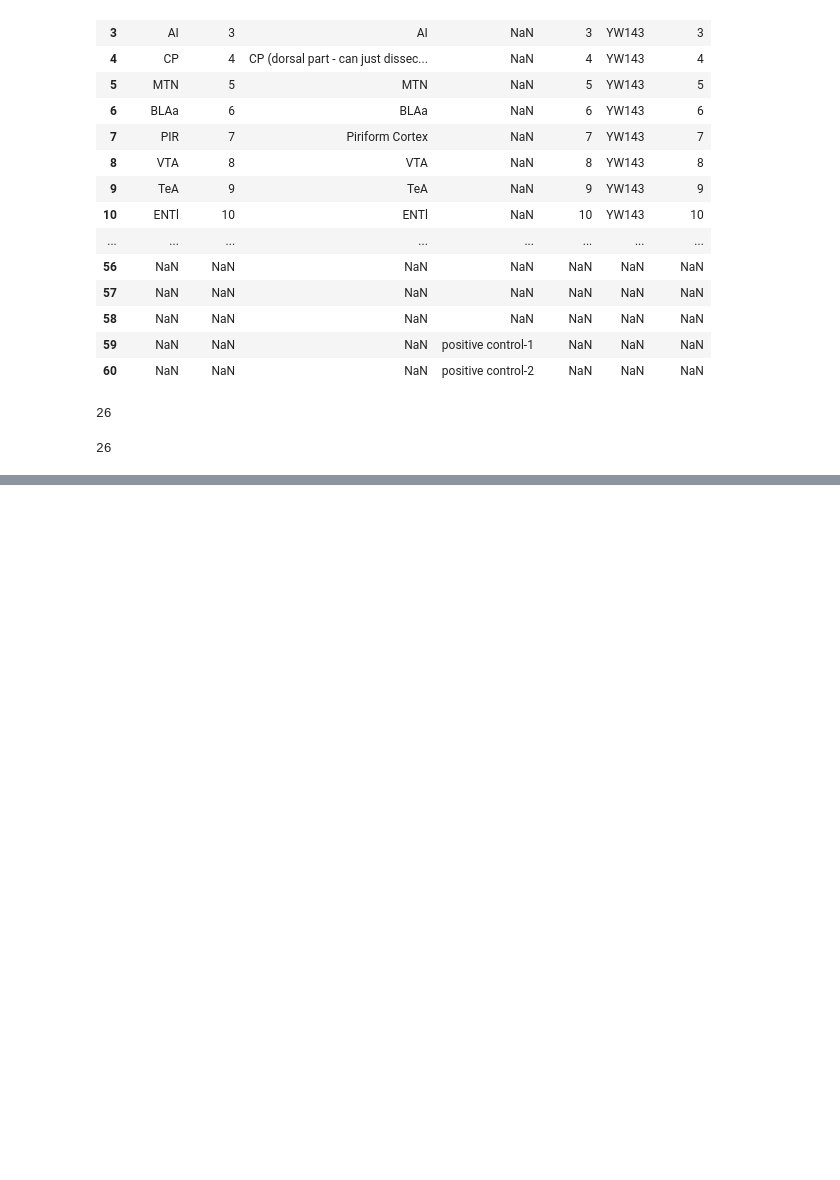
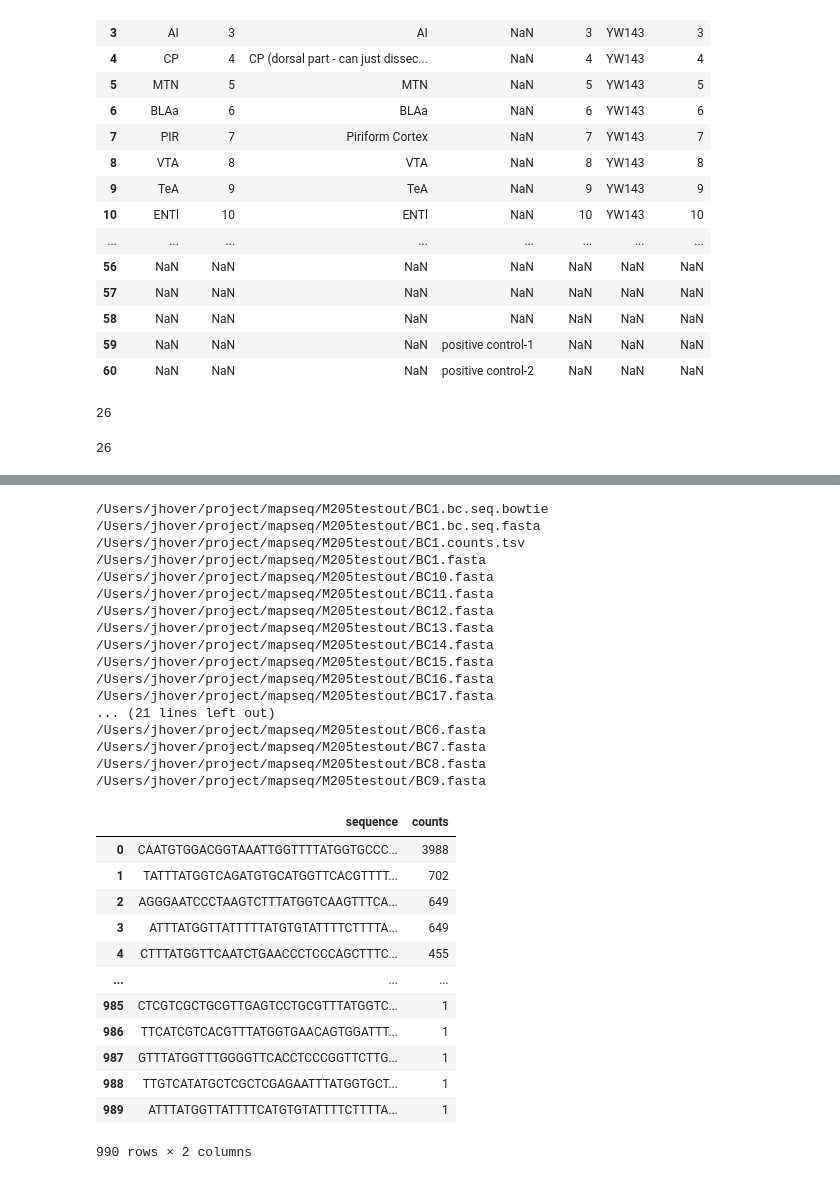
Before and after one commit to ZadorLaboratory/mapseq-processing, a Jupyter notebook: notebooks/MAPseq Processing.ipynb, the cells around one changed output, grey strips where cells are left out. Drawn from its saved outputs; the diff is of its cells as text; code cells hidden in the pictures; blank space fills up the shorter version.

```diff
--- a/notebooks/MAPseq Processing.ipynb
+++ b/notebooks/MAPseq Processing.ipynb
@@ -61,6 +68,11 @@ len(bcolist)
 26
 # %%
 # handle all the input. usually takes ~25 minutes
-process_fastq_pair(cp, infiles[0], infiles[1], bcolist, outdir=outdir)
+bcnum = "6"
+bc1file = os.path.expanduser(f'~/project/mapseq/M205testout/BC{bcnum}.fasta')
+if not ( os.path.exists(bc1file) and os.path.getsize(bc1file) > 1 ) :
+    process_fastq_pair(cp, infiles[0], infiles[1], bcolist, outdir=outdir)
+else:
+    print(f'Non-empty BC{bcnum}.fasta exists. Not recalculating...\n')
 !ls ~/project/mapseq/M205testout/
 # %% [output]
@@ -97,0 +91,13 @@ BC10.fasta         BC2.bc.seq.fasta   BC4.bc.seq.bowtie
+# %%
+#process_bcfasta(cp, bc1file)
+filepath = os.path.abspath(bc1file)
+dirname = os.path.dirname(filepath)
+filename = os.path.basename(filepath)
+(base, ext) = os.path.splitext(filename)
+logging.getLogger().setLevel(logging.INFO)
+cdf = make_counts_df(cp, bc1file)
+of = os.path.join(dirname , f'{base}.counts.tsv')
+cdf.to_csv(of, sep='\t')
+!ls ~/project/mapseq/M205testout/BC*
+cdf
+# %% [output]
@@ -97,0 +105,30 @@ BC10.fasta         BC2.bc.seq.fasta   BC4.bc.seq.bowtie
+/Users/jhover/project/mapseq/M205testout/BC1.bc.seq.bowtie
+/Users/jhover/project/mapseq/M205testout/BC1.bc.seq.fasta
+/Users/jhover/project/mapseq/M205testout/BC1.counts.tsv
+/Users/jhover/project/mapseq/M205testout/BC1.fasta
+/Users/jhover/project/mapseq/M205testout/BC10.fasta
+/Users/jhover/project/mapseq/M205testout/BC11.fasta
+/Users/jhover/project/mapseq/M205testout/BC12.fasta
+/Users/jhover/project/mapseq/M205testout/BC13.fasta
+/Users/jhover/project/mapseq/M205testout/BC14.fasta
+/Users/jhover/project/mapseq/M205testout/BC15.fasta
+/Users/jhover/project/mapseq/M205testout/BC16.fasta
+/Users/jhover/project/mapseq/M205testout/BC17.fasta
+... (21 lines left out)
+/Users/jhover/project/mapseq/M205testout/BC6.fasta
+/Users/jhover/project/mapseq/M205testout/BC7.fasta
+/Users/jhover/project/mapseq/M205testout/BC8.fasta
+/Users/jhover/project/mapseq/M205testout/BC9.fasta
+|  | sequence | counts |
+| 0 | CAATGTGGACGGTAAATTGGTTTTATGGTGCCC... | 3988 |
+| 1 | TATTTATGGTCAGATGTGCATGGTTCACGTTTT... | 702 |
+| 2 | AGGGAATCCCTAAGTCTTTATGGTCAAGTTTCA... | 649 |
+| 3 | ATTTATGGTTATTTTTATGTGTATTTTCTTTTA... | 649 |
+| 4 | CTTTATGGTTCAATCTGAACCCTCCCAGCTTTC... | 455 |
+| ... | ... | ... |
+| 985 | CTCGTCGCTGCGTTGAGTCCTGCGTTTATGGTC... | 1 |
+| 986 | TTCATCGTCACGTTTATGGTGAACAGTGGATTT... | 1 |
+| 987 | GTTTATGGTTTGGGGTTCACCTCCCGGTTCTTG... | 1 |
+| 988 | TTGTCATATGCTCGCTCGAGAATTTATGGTGCT... | 1 |
+| 989 | ATTTATGGTTATTTTCATGTGTATTTTCTTTTA... | 1 |
+990 rows × 2 columns
```
Also changed, not shown: parts of 10 cells of this notebook, 5 other files.
